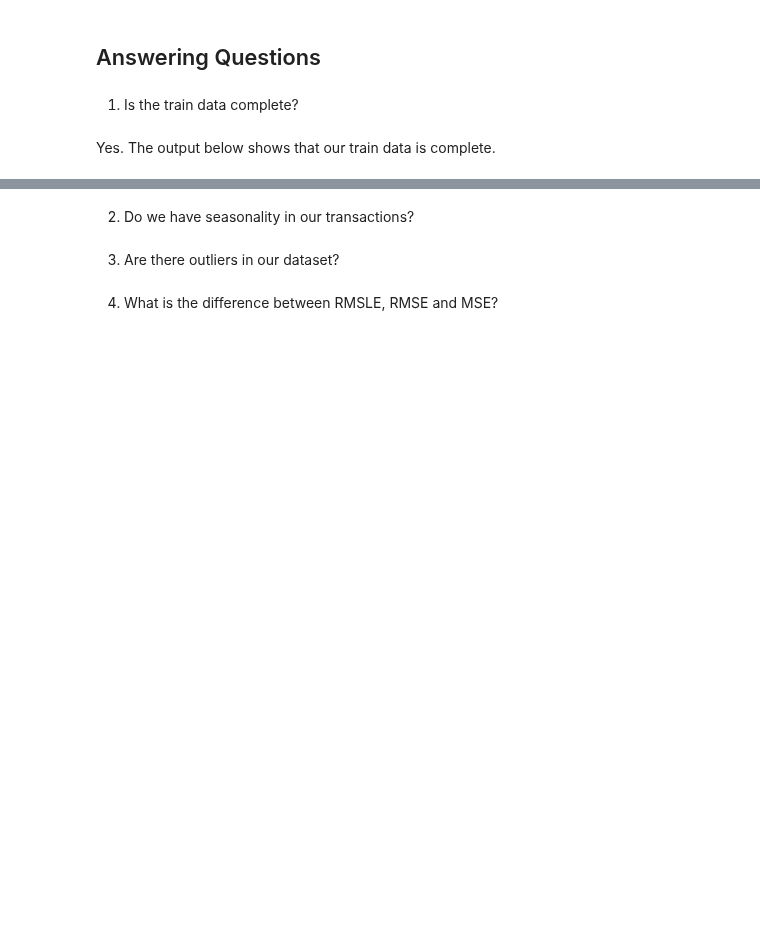
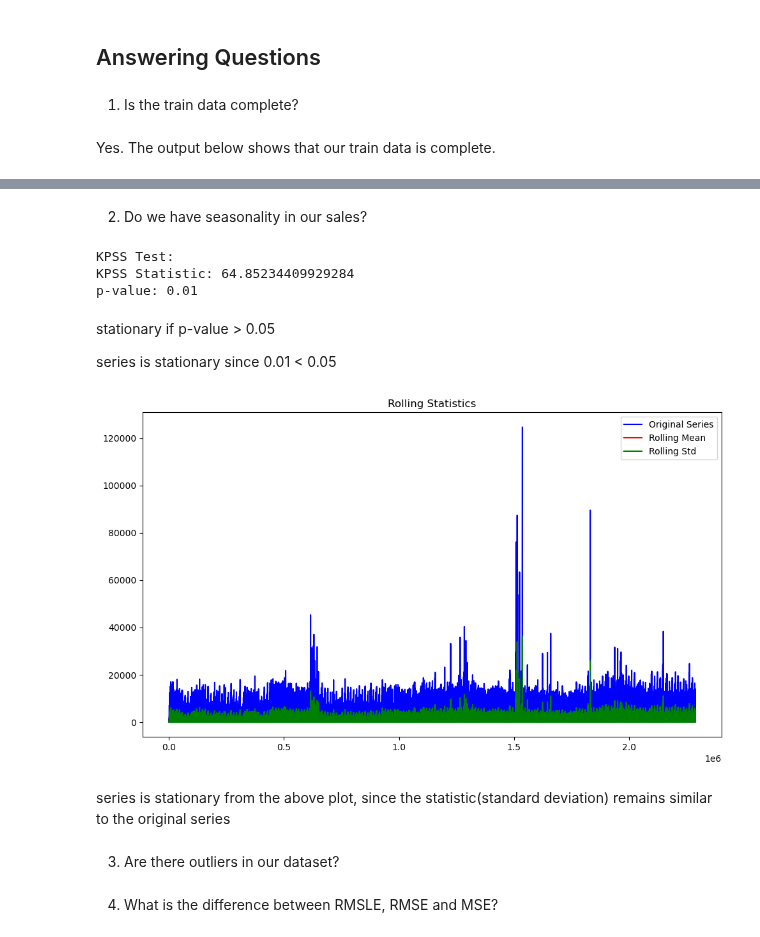
Before and after one commit to ikoghoemmanuell/Grocery-Store-Forecasting-Challenge-For-Azubian, a Jupyter notebook: dev/notebooks/sales.ipynb, the cells around one changed output, grey strips where cells are left out. Drawn from its saved outputs; the diff is of its cells as text; code cells hidden in the pictures; blank space fills up the shorter version.

```diff
--- a/dev/notebooks/sales.ipynb
+++ b/dev/notebooks/sales.ipynb
@@ -654,3 +586,13 @@ Index(['date', 'store_id', 'category_id', 'sales', 'onpromotion',
        'is_quarter_start', 'is_quarter_end', 'is_year_start', 'is_year_end',
        'year_weekofyear', 'sin(dayofyear)', 'cos(dayofyear)'],
       dtype='object')
+# %%
+# Extract year information
+train['year'] = train['year_weekofyear'].astype(str).str[:1]
+
+# Create a new column combining the year, week, and a specific day of the week (e.g., Monday)
+train['date_extracted'] = pd.to_datetime(train['year'].astype(int).add(2000).astype(str) +
+                                      train['month'].astype(str) +
+                                      train['dayofmonth'].astype(str),
+                                      format='%Y%m%d', errors='coerce')
+train
@@ -767,13 +769,21 @@ holidays
 # %%
 def merge_with_holidays(df):
+
   # Merge df and holidays DataFrames on "date"
-  merged_df = pd.merge(df, holidays, left_on='date', right_on='date', how='left')
+  merged_df = pd.merge(
+      df,
+      holidays,
+      left_on='date',
+      right_on='date',
+      how='left')
 
   # Assign holiday type based on matching dates
   merged_df['holiday_type'] = merged_df['holiday_type'].fillna(0)
 
   # create column to show if its a holiday or not (non-holidays are zeros)
-  merged_df['is_holiday'] = merged_df['holiday_type'].apply(lambda x: False if x==0 else True)
+  merged_df['is_holiday'] = merged_df['holiday_type'].apply(
+      lambda x: False if x==0
+      else True)
 
   return merged_df
 
@@ -912,2 +898,5 @@ get_missing_dates(train)
 # %% [markdown]
-2. Do we have seasonality in our transactions?
+2. Do we have seasonality in our sales?
+# %%
+# Assuming your time series data is stored in the variable 'sales_data'
+sales_data = train_with_stores_holidays['sales']
@@ -913,0 +909,35 @@ get_missing_dates(train)
+# %%
+print("\nKPSS Test:")
+print("KPSS Statistic:", kpss_statistic)
+print("p-value:", kpss_pvalue)
+# %% [output]
+KPSS Test:
+KPSS Statistic: 64.85234409929284
+p-value: 0.01
+# %% [markdown]
+stationary if p-value > 0.05
+
+series is stationary since 0.01 < 0.05
+# %%
+def check_stationarity(series, window=12):
+    # Calculate rolling statistics
+    rolling_mean = series.rolling(window=window).mean()
+    rolling_std = series.rolling(window=window).std()
+
+    # Plot original series and rolling statistics
+    plt.figure(figsize=(10, 6))
+    plt.plot(series, color='blue', label='Original Series')
+    plt.plot(rolling_mean, color='red', label='Rolling Mean')
+    plt.plot(rolling_std, color='green', label='Rolling Std')
+    plt.legend()
+    plt.title('Rolling Statistics')
+    plt.tight_layout()  # Adjusts plot spacing
+    plt.show()
+
+# Example usage
+series = pd.Series(sales_data)
+check_stationarity(series)
+# %% [output]
+[figure, added]
+# %% [markdown]
+series is stationary from the above plot, since the statistic(standard deviation) remains similar to the original series
```
Also changed, not shown: parts of 99 cells of this notebook.
